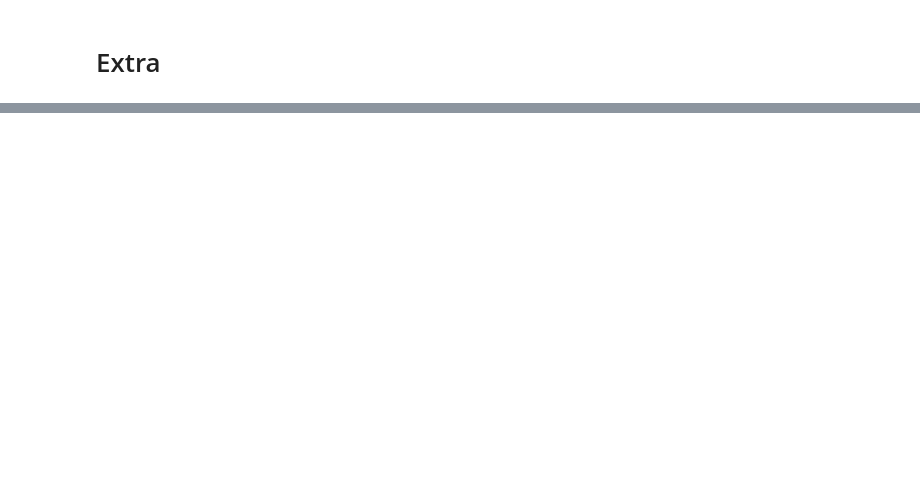
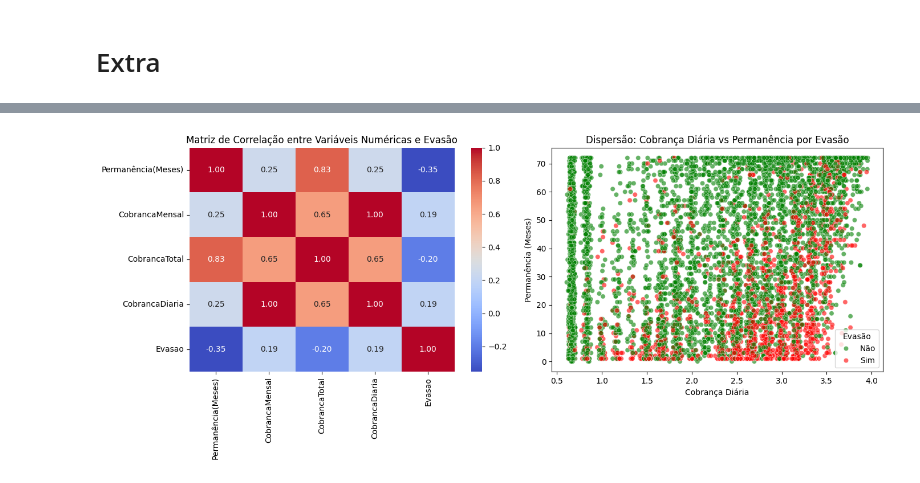
Before and after one commit to alexandregv22/Desafio_TelecomX, a Jupyter notebook: TelecomX_BR.ipynb, the cells around one changed output, grey strips where cells are left out. Saved outputs shown, nothing was run; the diff lists cells and outputs as text; code cells hidden in the pictures; blank space fills up the shorter version.

```diff
--- a/TelecomX_BR.ipynb
+++ b/TelecomX_BR.ipynb
@@ -1087,0 +925,47 @@ with tempfile.NamedTemporaryFile(suffix='.png') as tmp1:
+# %%
+# Copiar dataframe
+df_corr = df.copy()
+
+# Garantir que Evasao é string
+df_corr['Evasao'] = df_corr['Evasao'].astype(str)
+
+# Selecionar colunas numéricas + evasão
+numeric_cols = ['Permanência(Meses)', 'CobrancaMensal', 'CobrancaTotal', 'CobrancaDiaria']
+
+# Criar cópia para correlação, convertendo Evasao para 0/1
+df_corr_numeric = df_corr[numeric_cols + ['Evasao']].copy()
+df_corr_numeric['Evasao'] = df_corr_numeric['Evasao'].map({'Não': 0, 'Sim': 1})
+
+fig, axes = plt.subplots(1, 2, figsize=(14, 6))
+
+# 1️⃣ Heatmap
+sns.heatmap(
+    df_corr_numeric.corr(),
+    annot=True,
+    fmt=".2f",
+    cmap='coolwarm',
+    cbar=True,
+    ax=axes[0]
+)
+axes[0].set_title("Matriz de Correlação entre Variáveis Numéricas e Evasão")
+
+# 2️⃣ Scatter plot com cores fixas
+sns.scatterplot(
+    data=df_corr,
+    x='CobrancaDiaria',
+    y='Permanência(Meses)',
+    hue='Evasao',
+    hue_order=['Não', 'Sim'],           # garante ordem consistente
+    palette={'Não':'green', 'Sim':'red'},  # cores fixas
+    alpha=0.6,
+    ax=axes[1]
+)
+axes[1].set_xlabel("Cobrança Diária")
+axes[1].set_ylabel("Permanência (Meses)")
+axes[1].set_title("Dispersão: Cobrança Diária vs Permanência por Evasão")
+axes[1].legend(title='Evasão')
+
+plt.tight_layout()
+plt.show()
+# %% [output]
+[figure, added]
```
Also changed, not shown: parts of 32 cells of this notebook, 1 other file.
